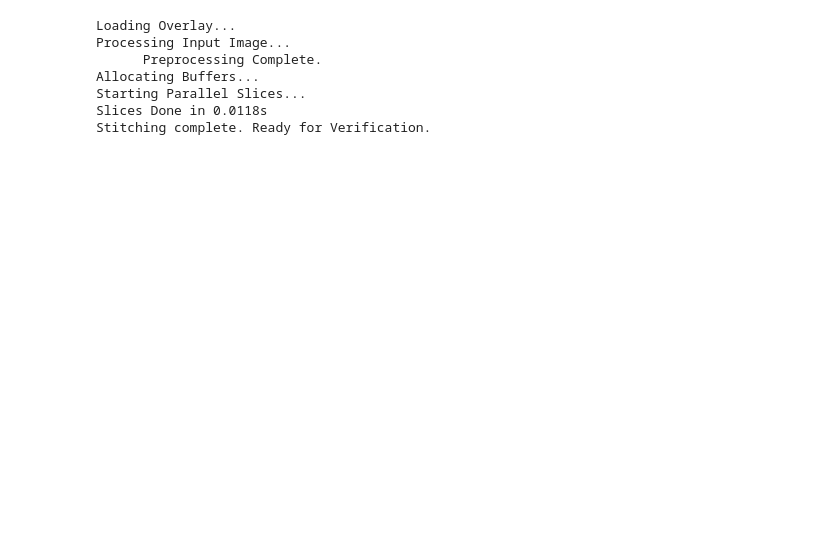
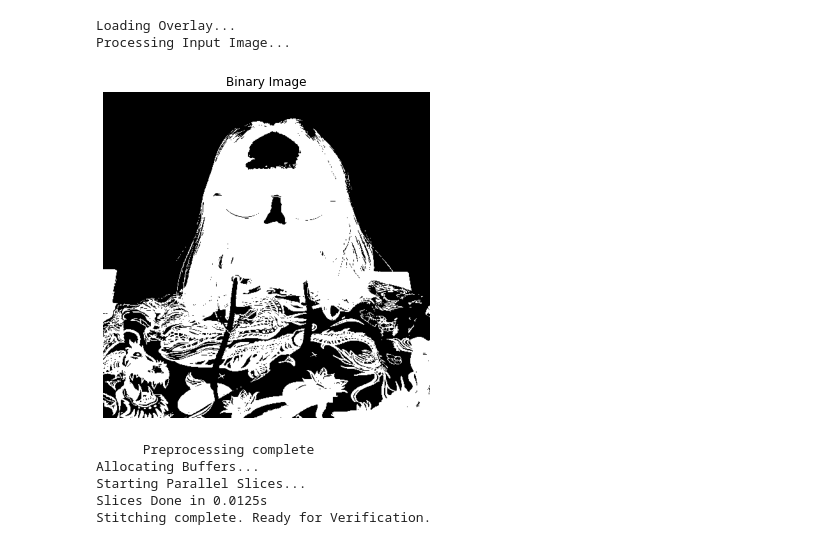
Before and after one commit to KOTerra/utcn-bounding-box-detection-on-PYNQ-Z1, a Jupyter notebook: PS/main.ipynb, the cells around one changed output. Drawn from its saved outputs; the diff is of its cells as text; code cells hidden in the pictures; blank space fills up the shorter version.

```diff
--- a/PS/main.ipynb
+++ b/PS/main.ipynb
@@ -5,6 +5,7 @@ import cv2
 import time
 import PIL.Image
 from IPython.display import display
+import matplotlib.pyplot as plt
 
 # ==========================================
 # 1. Helper: Safe Driver
@@ -36,7 +37,7 @@ relabel_ctrl = get_safe_driver('ccl_relabel_core_0')
 # 3. Process Input Image (CORRECTED & FIXED BIT ORDER)
 # ==========================================
 print("Processing Input Image...")
-input_path = "images/crosses.jpg"
+input_path = "images/florian.jpg"
 
 image = cv2.imread(input_path)
 if image is None:
@@ -44,11 +45,15 @@ if image is None:
 
 resized = cv2.resize(image, (512, 512), interpolation=cv2.INTER_AREA)
 
-# Binarize (Otsu with inversion)
 gray = cv2.cvtColor(resized, cv2.COLOR_BGR2GRAY)
 _, binary = cv2.threshold(gray, 0, 255, cv2.THRESH_BINARY_INV + cv2.THRESH_OTSU)
 
-# Pack bits
+plt.figure(figsize=(6, 6))
+plt.imshow(binary, cmap='gray')
+plt.title("Binary Image")
+plt.axis('off')
+plt.show()
+
 flattened = (binary // 255).astype(np.uint32).flatten()
 packed_image = np.zeros(len(flattened) // 32, dtype=np.uint32)
 for i in range(32):
@@ -59,9 +64,9 @@ print("      Preprocessing complete")
 # ==========================================
 # 4. Memory Allocation
 # ==========================================
-SLICE_SIZE_PACKED = 2048      # input words per slice
-SLICE_PIXELS = 512 * 128      # labels per slice
-FULL_FRAME_LABELS = 512 * 512 # total output pixels
+SLICE_SIZE_PACKED = 2048
+SLICE_PIXELS = 512 * 128
+FULL_FRAME_LABELS = 512 * 512
 
 print("Allocating Buffers...")
 in_buf_0 = allocate(shape=(SLICE_SIZE_PACKED,), dtype=np.uint32)
@@ -77,7 +82,6 @@ mid_buf_3 = allocate(shape=(SLICE_PIXELS,), dtype=np.uint32)
 combined_buf = allocate(shape=(FULL_FRAME_LABELS,), dtype=np.uint32)
 final_buf = allocate(shape=(FULL_FRAME_LABELS,), dtype=np.uint32)
 
-# load Data
 in_buf_0[:] = packed_image[0:2048]
 in_buf_1[:] = packed_image[2048:4096]
 in_buf_2[:] = packed_image[4096:6144]
@@ -89,11 +93,9 @@ in_buf_3[:] = packed_image[6144:8192]
 print("Starting Parallel Slices...")
 start_time = time.time()
 
-#  Reset everything to be clean
 for ctrl in [slice_0_ctrl, slice_1_ctrl, slice_2_ctrl, slice_3_ctrl, relabel_ctrl]:
     ctrl.write(0x00, 0)
 
-# start DMAs
 dma_slice_0.recvchannel.transfer(mid_buf_0)
 dma_slice_1.recvchannel.transfer(mid_buf_1)
 dma_slice_2.recvchannel.transfer(mid_buf_2)
@@ -101,41 +103,39 @@ dma_slice_3.recvchannel.transfer(mid_buf_3)
 
 dma_slice_0.sendchannel.transfer(in_buf_0)
 dma_slice_1.sendchannel.transfer(in_buf_1)
 dma_slice_2.sendchannel.transfer(in_buf_2)
 dma_slice_3.sendchannel.transfer(in_buf_3)
 
-# start Slice IPs
 slice_0_ctrl.write(0x00, 1)
 slice_1_ctrl.write(0x00, 1)
 slice_2_ctrl.write(0x00, 1)
 slice_3_ctrl.write(0x00, 1)
 
 dma_slice_0.recvchannel.wait()
 dma_slice_1.recvchannel.wait()
 dma_slice_2.recvchannel.wait()
 dma_slice_3.recvchannel.wait()
 
 print(f"Slices Done in {time.time() - start_time:.4f}s")
 
-
 # ==========================================
 # 6. Stitching
 # ==========================================
-# Combine the 4 memory regions into one linear buffer for the Relabeler
 combined_buf[0:SLICE_PIXELS]                = mid_buf_0
 combined_buf[SLICE_PIXELS:2*SLICE_PIXELS]   = mid_buf_1
 combined_buf[2*SLICE_PIXELS:3*SLICE_PIXELS] = mid_buf_2
 combined_buf[3*SLICE_PIXELS:4*SLICE_PIXELS] = mid_buf_3
 
 print("Stitching complete. Ready for Verification.")
 # %% [output]
 Loading Overlay...
 Processing Input Image...
-      Preprocessing Complete.
-Allocating Buffers...
-Starting Parallel Slices...
-Slices Done in 0.0118s
-Stitching complete. Ready for Verification.
+[figure, added]
+      Preprocessing complete
+Allocating Buffers...
+Starting Parallel Slices...
+Slices Done in 0.0125s
+Stitching complete. Ready for Verification.
 # %%
 import numpy as np
 import matplotlib.pyplot as plt
```
Also changed, not shown: parts of 3 cells of this notebook.
